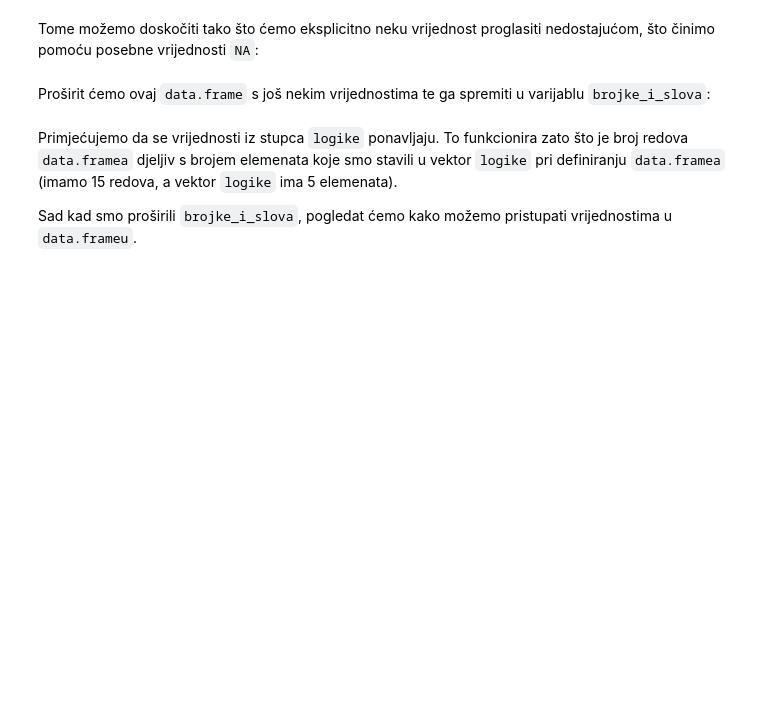
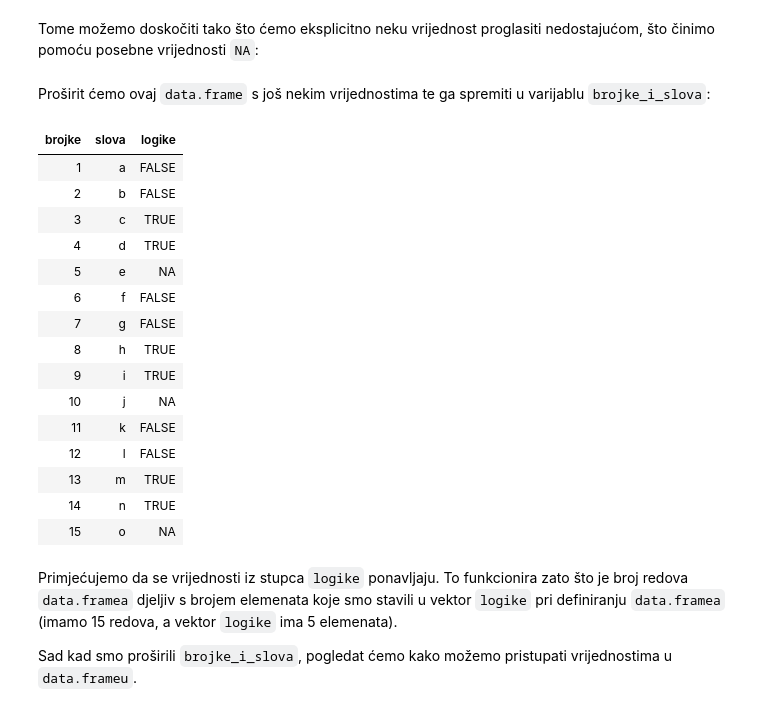
Before and after one commit to vdeni/rdionica, a Jupyter notebook: jupyter-notebook/r_uvod.ipynb, the cells around one changed output. Cells and saved outputs as stored; diff of their text form; code cells hidden in the pictures; blank space fills up the shorter version.

```diff
--- a/jupyter-notebook/r_uvod.ipynb
+++ b/jupyter-notebook/r_uvod.ipynb
@@ -270,14 +270,31 @@ Proširit ćemo ovaj `data.frame` s još nekim vrijednostima te ga spremiti u va
 # %%
 brojke_i_slova <-
            # osim korištenjem funkcije c(), vektore brojeva možemo stavarati
            # i pomoću n:m
            data.frame('brojke' = 1:15,
            # pozivajući ugrađenu varijablu _letters_ možemo odabrati prvih 15
            # (malih) slova
            'slova' = letters[1:15],
            'logike'= c(F, F, T, T, NA))
 
-brojke_i_slova
+print(brojke_i_slova)
+# %% [output]
+| brojke | slova | logike |
+| 1 | a | FALSE |
+| 2 | b | FALSE |
+| 3 | c | TRUE |
+| 4 | d | TRUE |
+| 5 | e | NA |
+| 6 | f | FALSE |
+| 7 | g | FALSE |
+| 8 | h | TRUE |
+| 9 | i | TRUE |
+| 10 | j | NA |
+| 11 | k | FALSE |
+| 12 | l | FALSE |
+| 13 | m | TRUE |
+| 14 | n | TRUE |
+| 15 | o | NA |
 # %% [markdown]
 Primjećujemo da se vrijednosti iz stupca `logike` ponavljaju. To funkcionira zato što je broj redova `data.framea` djeljiv s brojem elemenata koje smo stavili u vektor `logike` pri definiranju `data.framea` (imamo 15 redova, a vektor `logike` ima 5 elemenata).
 
```
Also changed, not shown: parts of 20 cells of this notebook, 13 other files.
